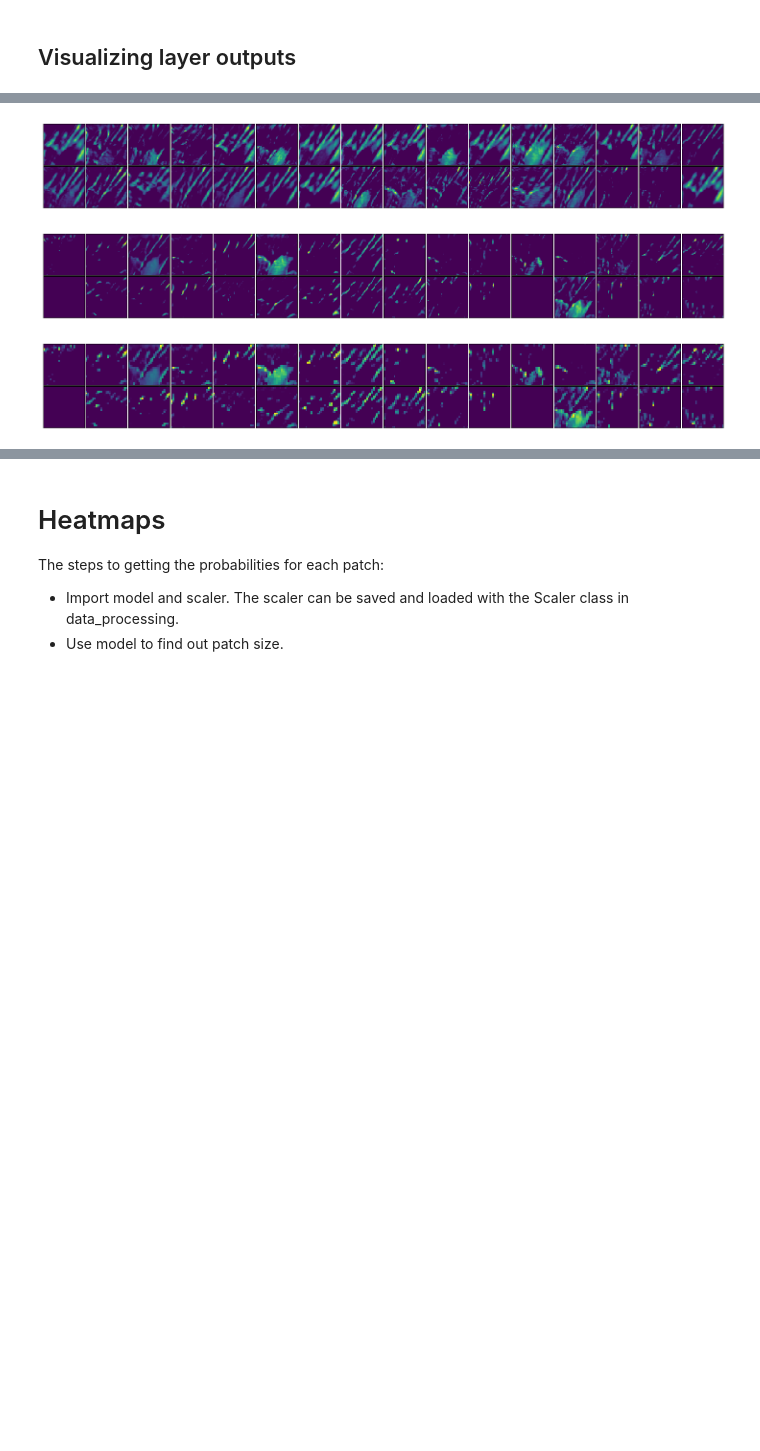
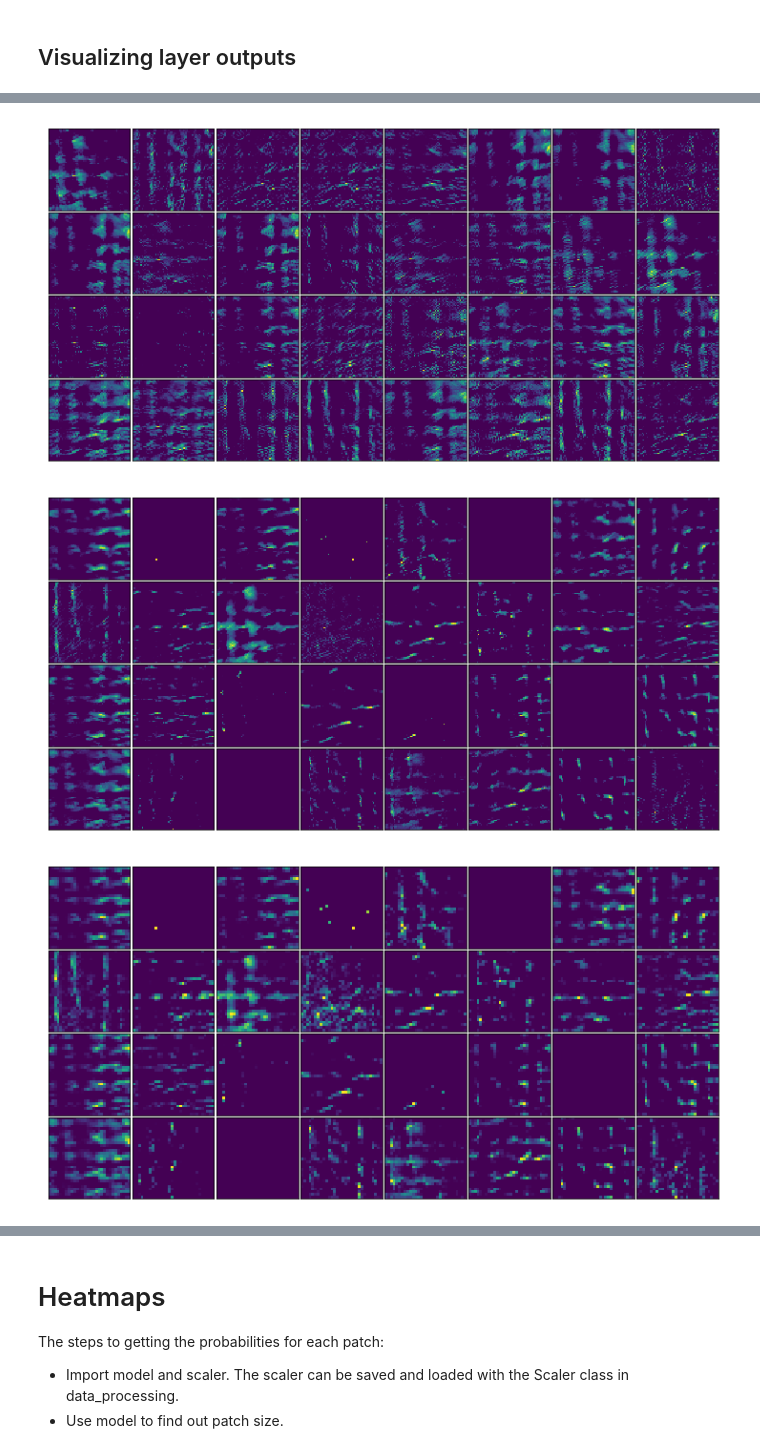
Before and after one commit to modw/painter-id, a Jupyter notebook: Visualizing network.ipynb, the cells around one changed output, grey strips where cells are left out. Cells and saved outputs as stored; diff of their text form; code cells hidden in the pictures; blank space fills up the shorter version.

Commit message:
visualizing p12_ab_c

```diff
--- a/Visualizing network.ipynb
+++ b/Visualizing network.ipynb
@@ -45,10 +51,15 @@ _________________________________________________________________
 # %%
+# data folder
+data_folder = '/media/modwyer/1TB_HDD/Downloads/Research-Data/painter-id/Large_12cmX15cm_50umResolution_400Hz/'
+data_files = ['WL_M1_P2_C_Height.txt']
+
 # getting X and y
-f1 = './data/sample_data/Farah_Pot_5cm_sq_15um.txt'
-#f2 = './data/sample_data/Grant_Pot_5cm_sq_15um.txt'
-files = [f1]
+files = [data_folder+f for f in data_files]
+y_list = [1]
 
-patch_size = 60
-X, y = processing_pipeline(files, patch_size)
+patch_size = model.layers[0].input_shape[1]
+X, y = processing_pipeline(files, patch_size, y_list, shuffle=False)
 print(f"There are {len(y)} patches of shapes {X.shape[1:]}.")
+# scaling
+X = scaler.transform(X.reshape(*X.shape,1))
 # %% [output]
@@ -56,2 +66,0 @@ There are 2795 patches of shapes (60, 60).
-# %%
-X = X.reshape(*X.shape,1)
@@ -77,7 +84,7 @@ cmap='viridis'
 # sample_idx = np.random.randint(0,len(X),1)[0]
 sample_idx = 10
 
-fig, axes = plt.subplots(1,3,figsize = (10,3))
+fig, axes = plt.subplots(1,4,figsize = (10,3))
 
 viz_filtered_sample(X, sample_idx, np.identity(1), axes[0])
 axes[0].set_title('Original')
@@ -90,6 +97,10 @@ weigths = get_filter(0,1)
 viz_filtered_sample(X, sample_idx, weigths, axes[2])
 axes[2].set_title('After Filter 2')
 
+weigths = get_filter(0,2)
+viz_filtered_sample(X, sample_idx, weigths, axes[3])
+axes[3].set_title('After Filter 3')
+
 # timestamp = str(int(time.time()*1000000))[0:-1]
 # plt.savefig('./figures/{0}_by_{0}_input_{1}_by_{1}_filter_{2}.png'.format(patch_size, 7, timestamp),
 #            bbox_inches='tight', dpi=200)
@@ -101,7 +112,7 @@ Text(0.5, 1.0, 'After Filter 2')
 # %%
 # modified from https://www.kaggle.com/amarjeet007/visualize-cnn-with-keras
 # %%
-sample = X[10]
+sample = X[32]
 
 layer_outputs = [layer.output for layer in model.layers]
 activation_model = Model(inputs=model.input, outputs=layer_outputs)
@@ -127,8 +158,9 @@ display_activation(activations,1, 2, 0)
 # %%
-for i in range(1,5):
-    display_activation(activations,2,16,i, size=1.6)
-    plt.savefig(f'./figures/activation_layers_sample_{i}.png', dpi=200, bbox_inches='tight')
+for i, layer in enumerate(model.layers[:5]):
+    n_filters = layer.output_shape[-1]
+    display_activation(activations,n_filters//8,8,i, size=1.6)
+    #plt.savefig(f'./figures/activation_layers_sample_{i}.png', dpi=200, bbox_inches='tight')
 # %% [output]
-[figure, old version]
+[figure, new version]
-[figure, old version]
+[figure, new version]
-[figure, old version]
+[figure, new version]
```
Also changed, not shown: parts of 25 cells of this notebook.
